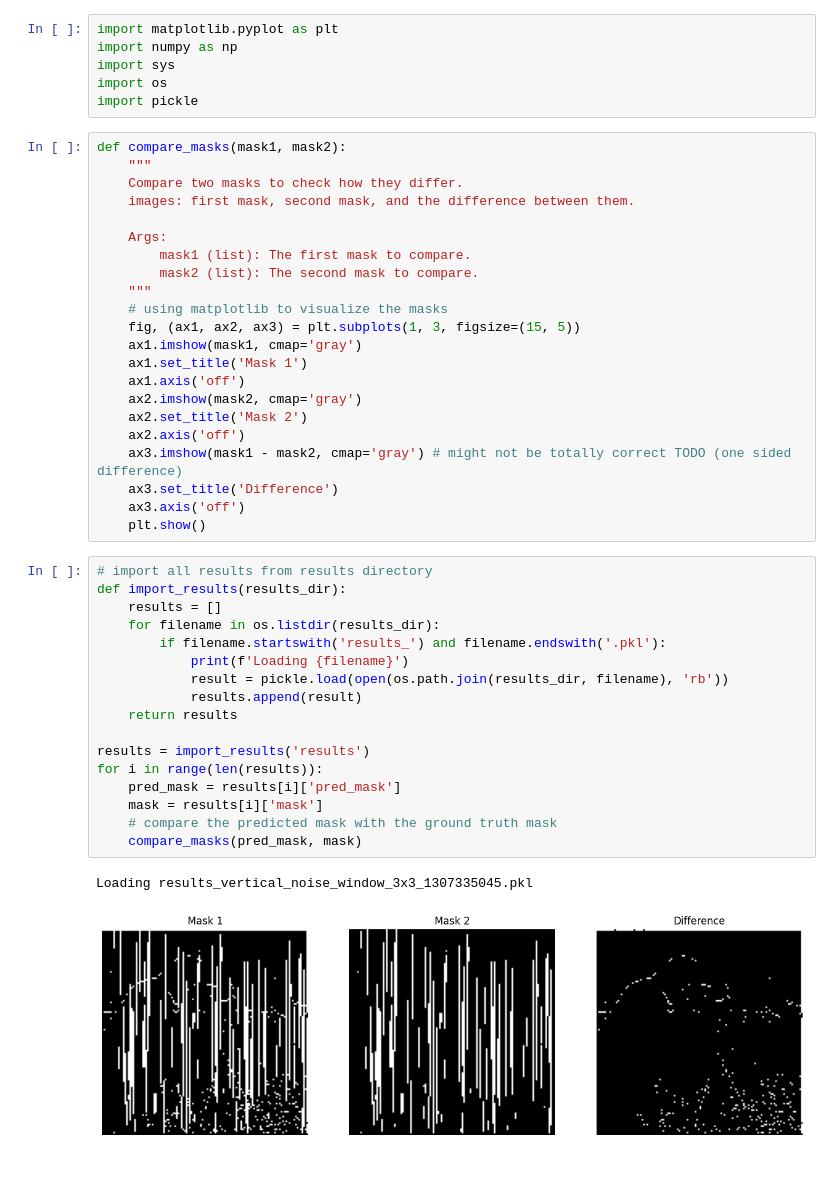
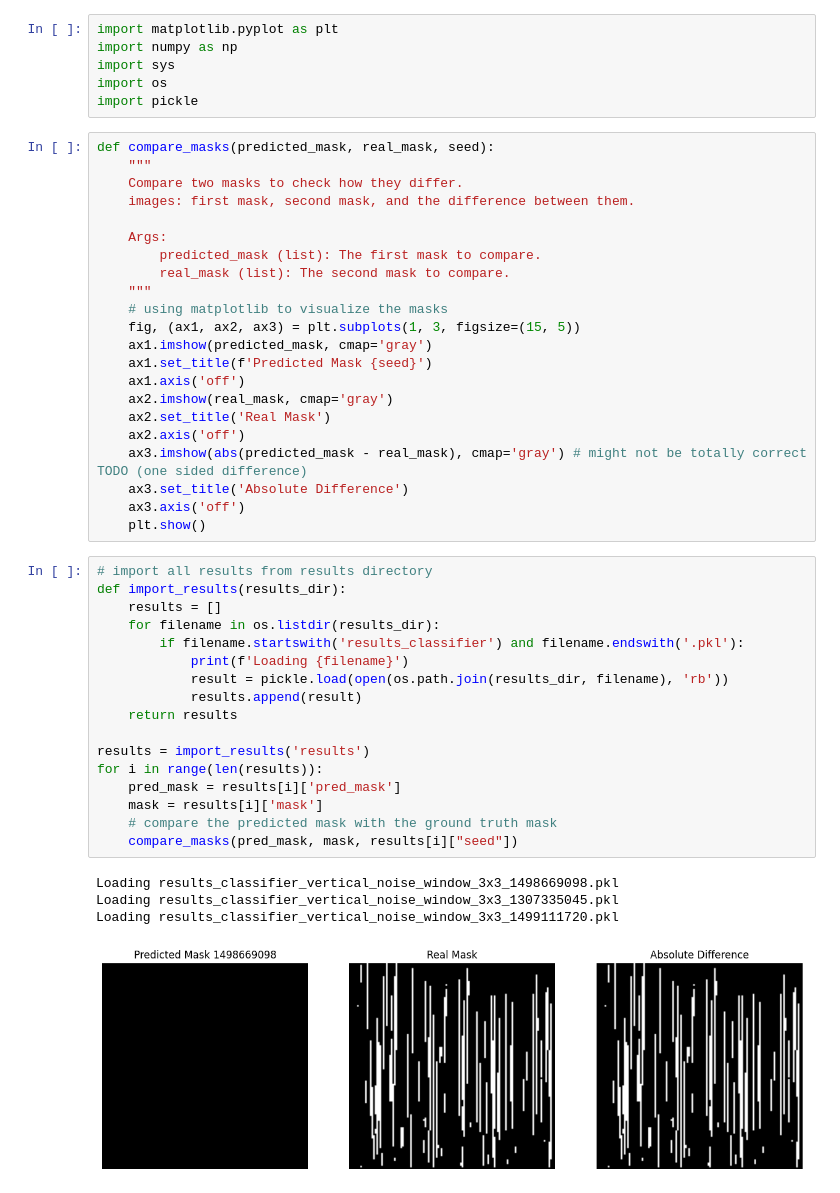
Before and after one commit to stnpkln/EVO, a Jupyter notebook: result_processing.ipynb, the cells around one changed output. Saved outputs shown, nothing was run; the diff lists cells and outputs as text.

Commit message:
+ image filter done

```diff
--- a/result_processing.ipynb
+++ b/result_processing.ipynb
@@ -9,44 +9,46 @@ import sys
 import os
 import pickle
 # %%
-def compare_masks(mask1, mask2):
+def compare_masks(predicted_mask, real_mask, seed):
     """
     Compare two masks to check how they differ.
     images: first mask, second mask, and the difference between them.
 
     Args:
-        mask1 (list): The first mask to compare.
-        mask2 (list): The second mask to compare.
+        predicted_mask (list): The first mask to compare.
+        real_mask (list): The second mask to compare.
     """
     # using matplotlib to visualize the masks
     fig, (ax1, ax2, ax3) = plt.subplots(1, 3, figsize=(15, 5))
-    ax1.imshow(mask1, cmap='gray')
-    ax1.set_title('Mask 1')
+    ax1.imshow(predicted_mask, cmap='gray')
+    ax1.set_title(f'Predicted Mask {seed}')
     ax1.axis('off')
-    ax2.imshow(mask2, cmap='gray')
-    ax2.set_title('Mask 2')
+    ax2.imshow(real_mask, cmap='gray')
+    ax2.set_title('Real Mask')
     ax2.axis('off')
-    ax3.imshow(mask1 - mask2, cmap='gray') # might not be totally correct TODO (one sided difference)
-    ax3.set_title('Difference')
+    ax3.imshow(abs(predicted_mask - real_mask), cmap='gray') # might not be totally correct TODO (one sided difference)
+    ax3.set_title('Absolute Difference')
     ax3.axis('off')
     plt.show()
 # %%
 # import all results from results directory
 def import_results(results_dir):
     results = []
     for filename in os.listdir(results_dir):
-        if filename.startswith('results_') and filename.endswith('.pkl'):
+        if filename.startswith('results_classifier') and filename.endswith('.pkl'):
             print(f'Loading {filename}')
             result = pickle.load(open(os.path.join(results_dir, filename), 'rb'))
             results.append(result)
     return results
 
 results = import_results('results')
 for i in range(len(results)):
     pred_mask = results[i]['pred_mask']
     mask = results[i]['mask']
     # compare the predicted mask with the ground truth mask
-    compare_masks(pred_mask, mask)
+    compare_masks(pred_mask, mask, results[i]["seed"])
 # %% [output]
-Loading results_vertical_noise_window_3x3_1307335045.pkl
+Loading results_classifier_vertical_noise_window_3x3_1498669098.pkl
+Loading results_classifier_vertical_noise_window_3x3_1307335045.pkl
+Loading results_classifier_vertical_noise_window_3x3_1499111720.pkl
-[figure, old version]
+[figure, new version]
```
Also changed, not shown: parts of 5 cells of this notebook, 16 other files.
